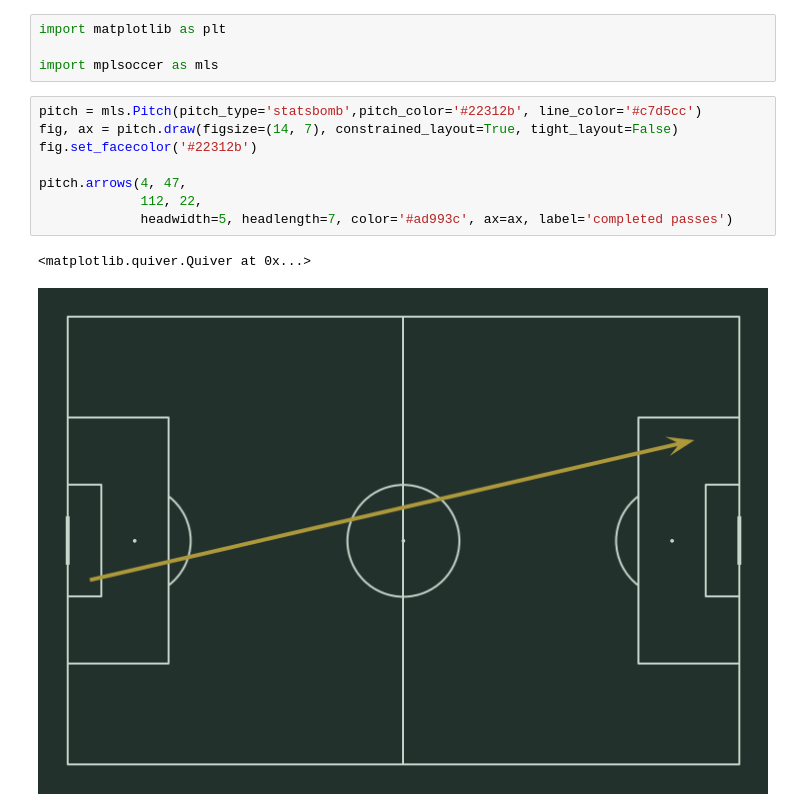
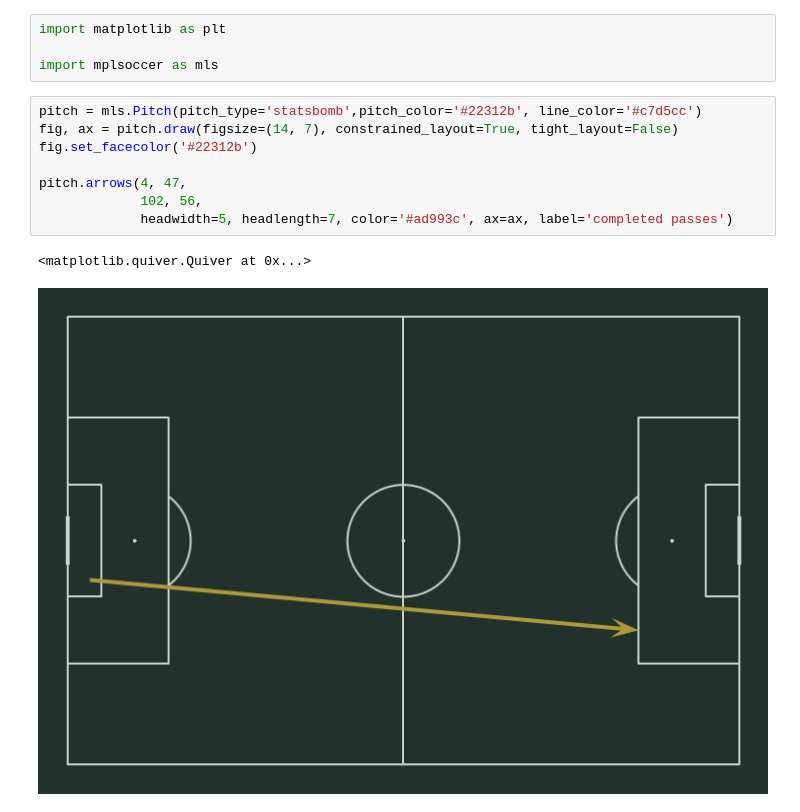
Before and after one commit to victorrmtz/Futbol_Predictor, a Jupyter notebook: src/Graficos.ipynb, the cells around one changed output. Drawn from its saved outputs; the diff is of its cells as text.

```diff
--- a/src/Graficos.ipynb
+++ b/src/Graficos.ipynb
@@ -5,11 +5,11 @@ import mplsoccer as mls
 # %%
 pitch = mls.Pitch(pitch_type='statsbomb',pitch_color='#22312b', line_color='#c7d5cc')
 fig, ax = pitch.draw(figsize=(14, 7), constrained_layout=True, tight_layout=False)
 fig.set_facecolor('#22312b')
 
 pitch.arrows(4, 47,
-             112, 22,
+             102, 56,
              headwidth=5, headlength=7, color='#ad993c', ax=ax, label='completed passes')
 # %% [output]
 <matplotlib.quiver.Quiver at 0x...>
-[figure, old version]
+[figure, new version]
```
Also changed, not shown: 19 other files.
